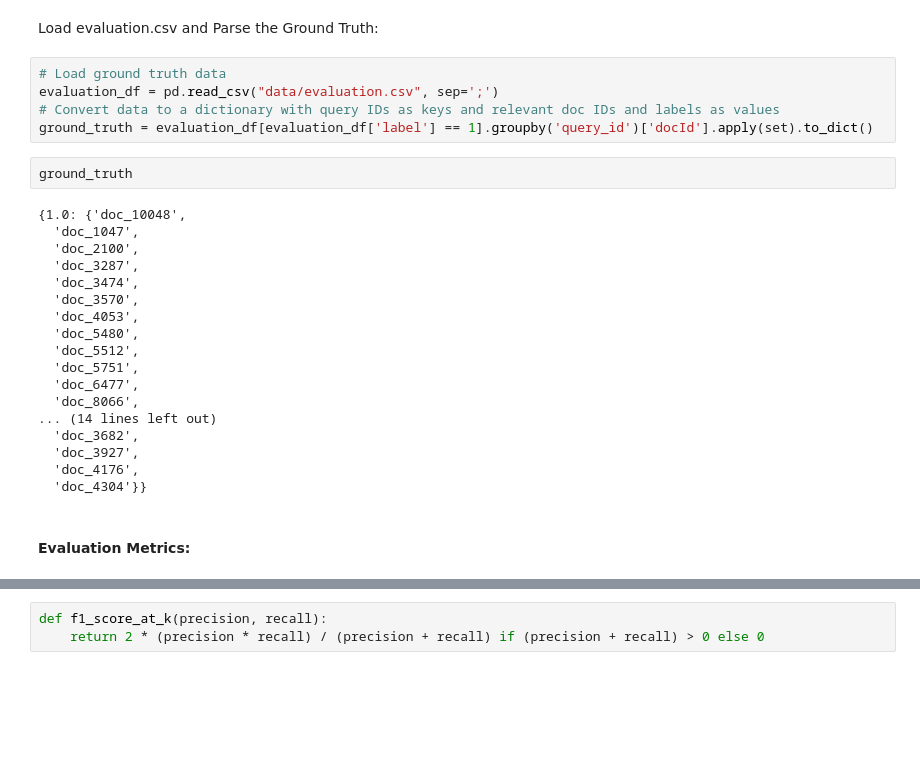
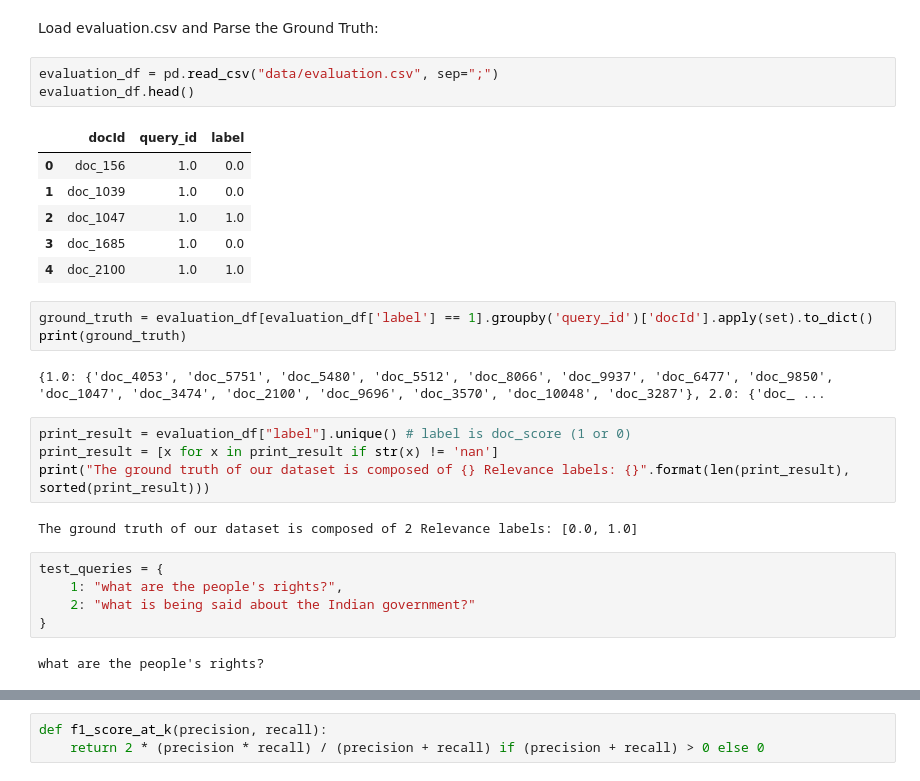
Before and after one commit to albayerga/G_102_6, a Jupyter notebook: part1.ipynb, the cells around one changed output, grey strips where cells are left out. Cells and saved outputs as stored; diff of their text form; blank space fills up the shorter version.

Commit message:
fix: evaluation part

```diff
--- a/part1.ipynb
+++ b/part1.ipynb
@@ -635,30 +633,31 @@ tsne_plot_2d('Tweet words', embeddings_ak_2d, a=0.1)
 ## Evaluation
 # %% [markdown]
 Load evaluation.csv and Parse the Ground Truth:
-# %%
-# Load ground truth data
-evaluation_df = pd.read_csv("data/evaluation.csv", sep=';')
-# Convert data to a dictionary with query IDs as keys and relevant doc IDs and labels as values
-ground_truth = evaluation_df[evaluation_df['label'] == 1].groupby('query_id')['docId'].apply(set).to_dict()
-# %%
-ground_truth
-# %% [output]
-{1.0: {'doc_10048',
-  'doc_1047',
-  'doc_2100',
-  'doc_3287',
-  'doc_3474',
-  'doc_3570',
-  'doc_4053',
-  'doc_5480',
-  'doc_5512',
-  'doc_5751',
-  'doc_6477',
-  'doc_8066',
-... (14 lines left out)
-  'doc_3682',
-  'doc_3927',
-  'doc_4176',
-  'doc_4304'}}
-# %% [markdown]
-#### Evaluation Metrics:
+# %%
+evaluation_df = pd.read_csv("data/evaluation.csv", sep=";")
+evaluation_df.head()
+# %% [output]
+|  | docId | query_id | label |
+| 0 | doc_156 | 1.0 | 0.0 |
+| 1 | doc_1039 | 1.0 | 0.0 |
+| 2 | doc_1047 | 1.0 | 1.0 |
+| 3 | doc_1685 | 1.0 | 0.0 |
+| 4 | doc_2100 | 1.0 | 1.0 |
+# %%
+ground_truth = evaluation_df[evaluation_df['label'] == 1].groupby('query_id')['docId'].apply(set).to_dict()
+print(ground_truth)
+# %% [output]
+{1.0: {'doc_4053', 'doc_5751', 'doc_5480', 'doc_5512', 'doc_8066', 'doc_9937', 'doc_6477', 'doc_9850', 'doc_1047', 'doc_3474', 'doc_2100', 'doc_9696', 'doc_3570', 'doc_10048', 'doc_3287'}, 2.0: {'doc_ ...
+# %%
+print_result = evaluation_df["label"].unique() # label is doc_score (1 or 0)
+print_result = [x for x in print_result if str(x) != 'nan']
+print("The ground truth of our dataset is composed of {} Relevance labels: {}".format(len(print_result), sorted(print_result)))
+# %% [output]
+The ground truth of our dataset is composed of 2 Relevance labels: [0.0, 1.0]
+# %%
+test_queries = {
+    1: "what are the people's rights?",
+    2: "what is being said about the Indian government?"
+}
+# %% [output]
+what are the people's rights?
```
Also changed, not shown: parts of 28 cells of this notebook.
